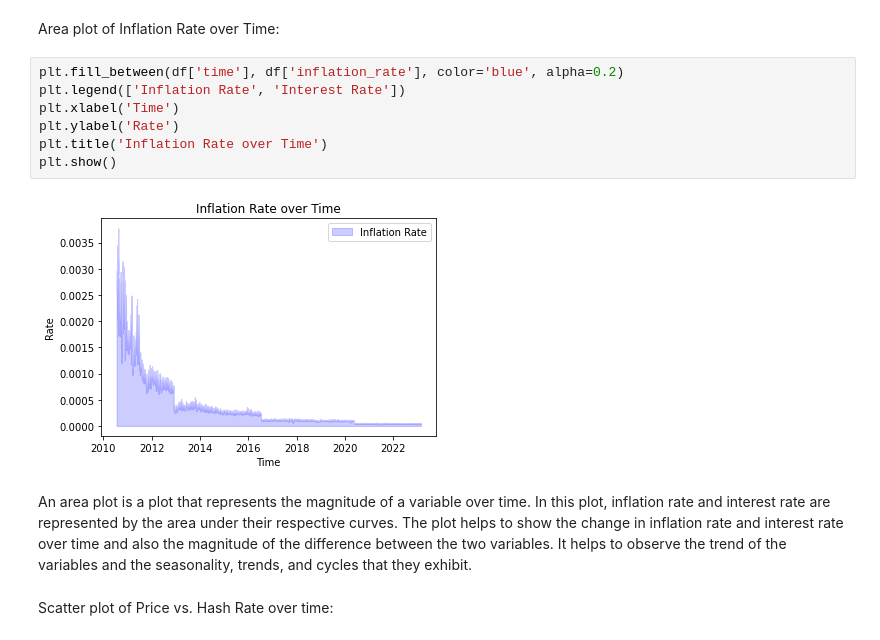
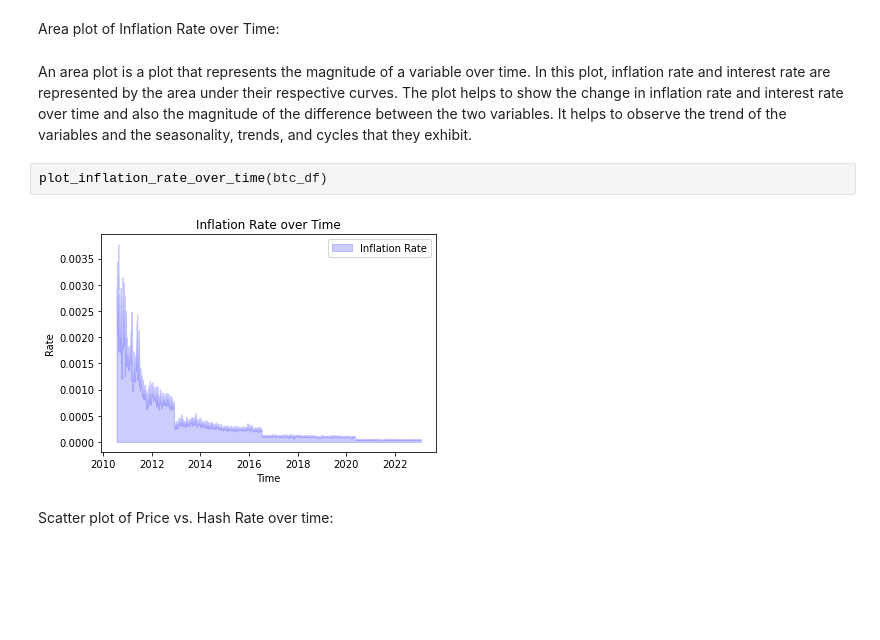
Before and after one commit to aminblm/bitcoin-markets, a Jupyter notebook: Model 1 - Heterogeneous agent model developed by Brock and Hommes (1998).ipynb, the cells around one changed output. Cells and saved outputs as stored; diff of their text form; blank space fills up the shorter version.

```diff
--- a/Model 1 - Heterogeneous agent model developed by Brock and Hommes (1998).ipynb
+++ b/Model 1 - Heterogeneous agent model developed by Brock and Hommes (1998).ipynb
@@ -258,15 +217,10 @@ A bar plot is a graphical representation of the distribution of a categorical va
 # %% [markdown]
 Area plot of Inflation Rate over Time:
-# %%
-plt.fill_between(df['time'], df['inflation_rate'], color='blue', alpha=0.2)
-plt.legend(['Inflation Rate', 'Interest Rate'])
-plt.xlabel('Time')
-plt.ylabel('Rate')
-plt.title('Inflation Rate over Time')
-plt.show()
-# %% [output]
-[figure, removed]
 # %% [markdown]
 An area plot is a plot that represents the magnitude of a variable over time. In this plot, inflation rate and interest rate are represented by the area under their respective curves. The plot helps to show the change in inflation rate and interest rate over time and also the magnitude of the difference between the two variables. It helps to observe the trend of the variables and the seasonality, trends, and cycles that they exhibit.
+# %%
+plot_inflation_rate_over_time(btc_df)
+# %% [output]
+[figure, added]
 # %% [markdown]
 Scatter plot of Price vs. Hash Rate over time:
```
Also changed, not shown: parts of 84 cells of this notebook, 3 other files.
